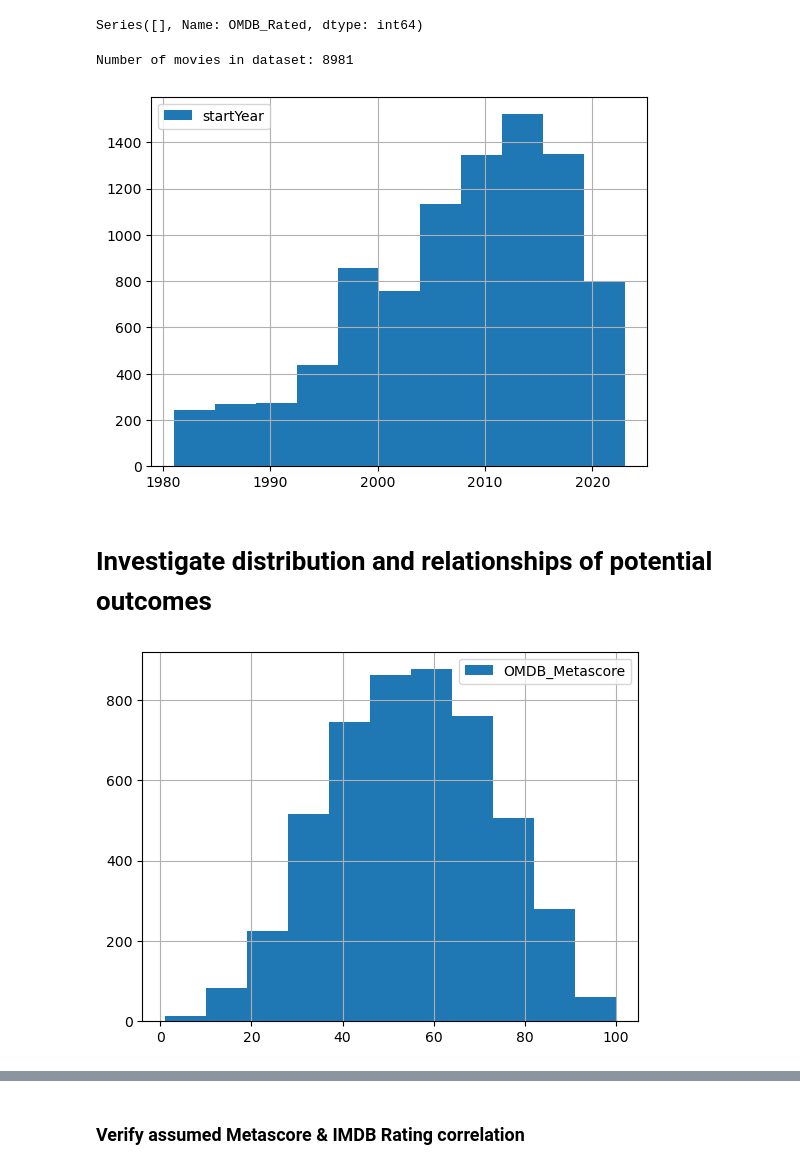
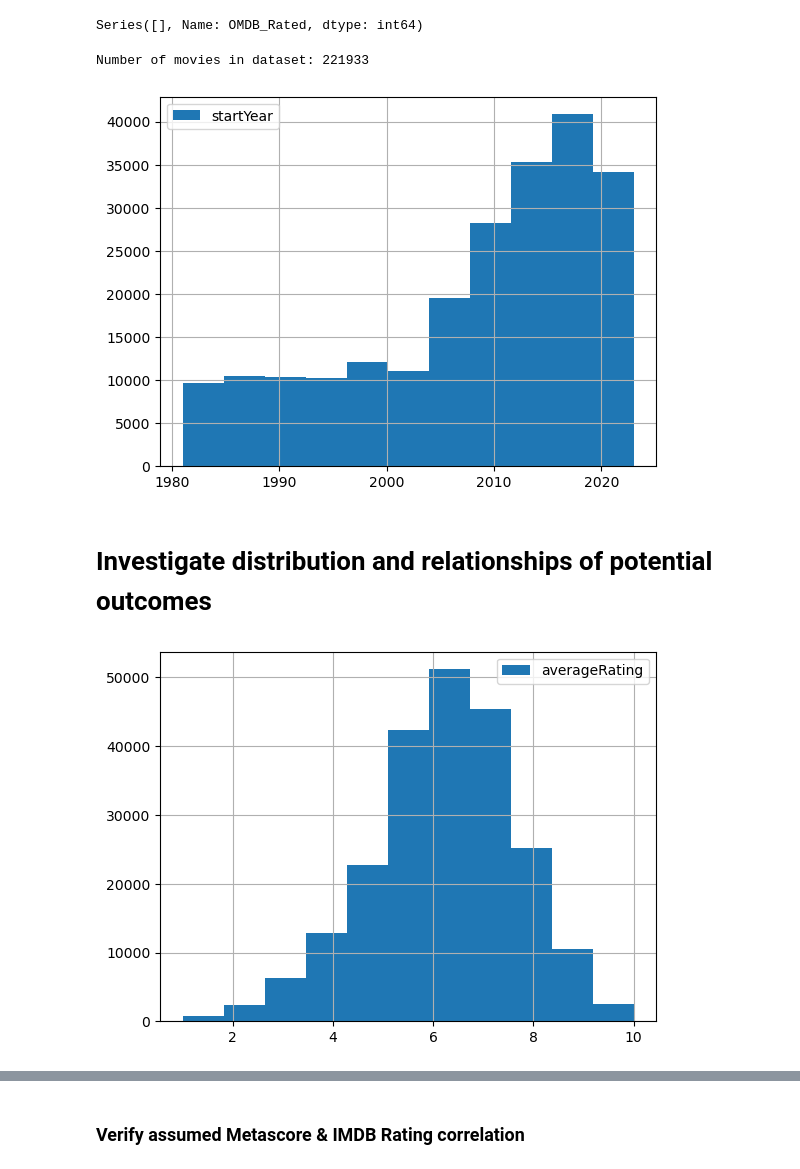
Before and after one commit to vt-bekah/Predicting_Movie_Ratings, a Jupyter notebook: data_collection2.ipynb, the cells around one changed output, grey strips where cells are left out. Cells and saved outputs as stored; diff of their text form; code cells hidden in the pictures.

```diff
--- a/data_collection2.ipynb
+++ b/data_collection2.ipynb
@@ -290,21 +214,21 @@ Series([], Name: OMDB_Rated, dtype: int64)
 # %%
 # for index, row in movies_df.iterrows():
 #     movie_year = row['ReleaseYear']
 #     if movie_year <= 1970:
 #         movies_df.at[index,'ReleaseYear'] = '1970 or before'
 
 # movies_df['ReleaseYear'].value_counts()
 
 # Drop the earlier movies (low count and significant $ differences)
 
-print(f'Number of movies in dataset: {len(merged_movies)}')
-year_hist2 = merged_movies['startYear'].hist(bins=11, legend=True)
+print(f'Number of movies in dataset: {len(merged_ratings)}')
+year_hist2 = merged_ratings['startYear'].hist(bins=11, legend=True)
 # %% [output]
-Number of movies in dataset: 8981
+Number of movies in dataset: 221933
-[figure, old version]
+[figure, new version]
 # %% [markdown]
 # Investigate distribution and relationships of potential outcomes
 # %%
-meta_hist = movies_df['OMDB_Metascore'].hist(bins=11, legend=True)
+imdb_rating_hist = merged_ratings['averageRating'].hist(bins=11, legend=True)
 # %% [output]
-[figure, old version]
+[figure, new version]
```
Also changed, not shown: parts of 19 cells of this notebook.
